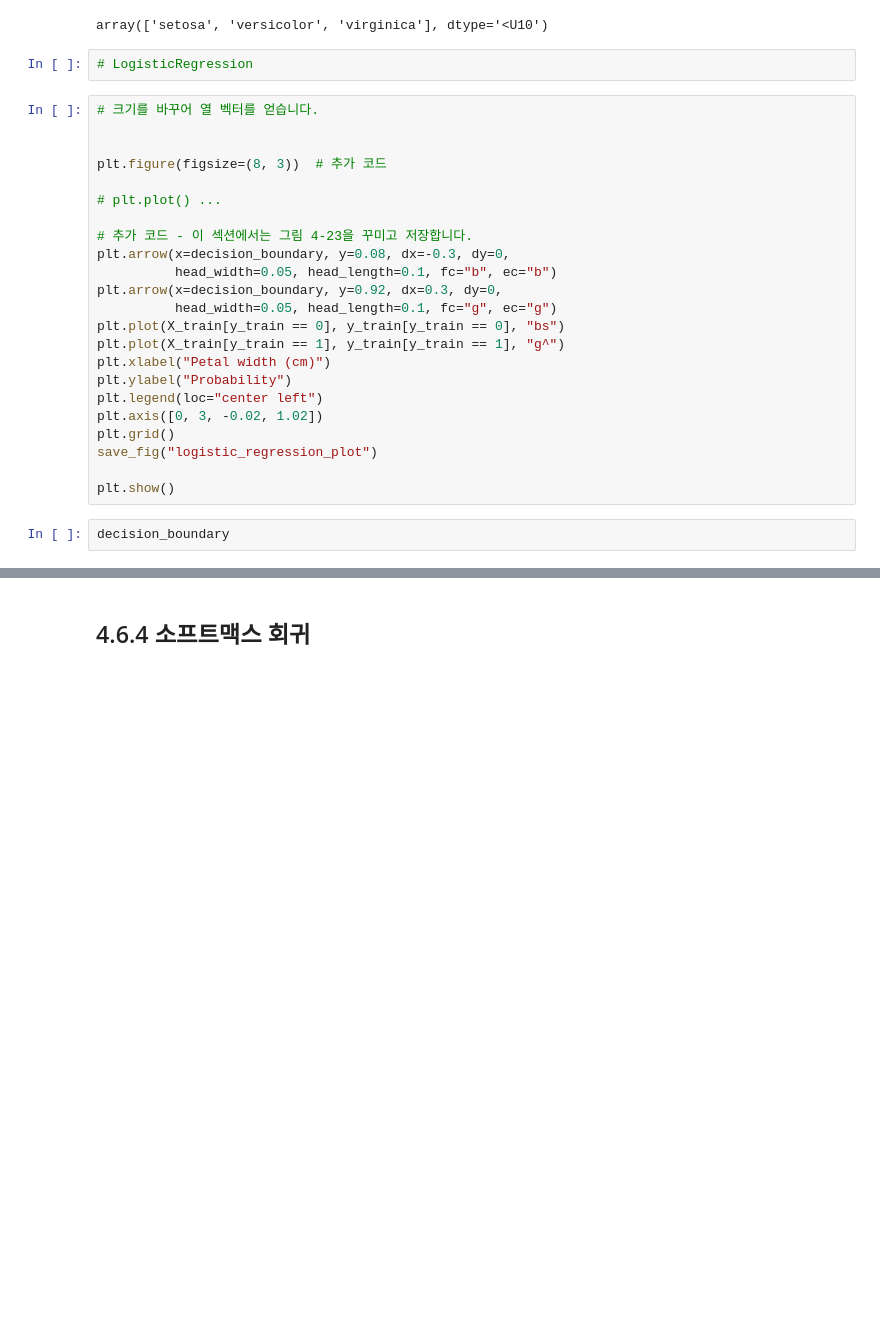
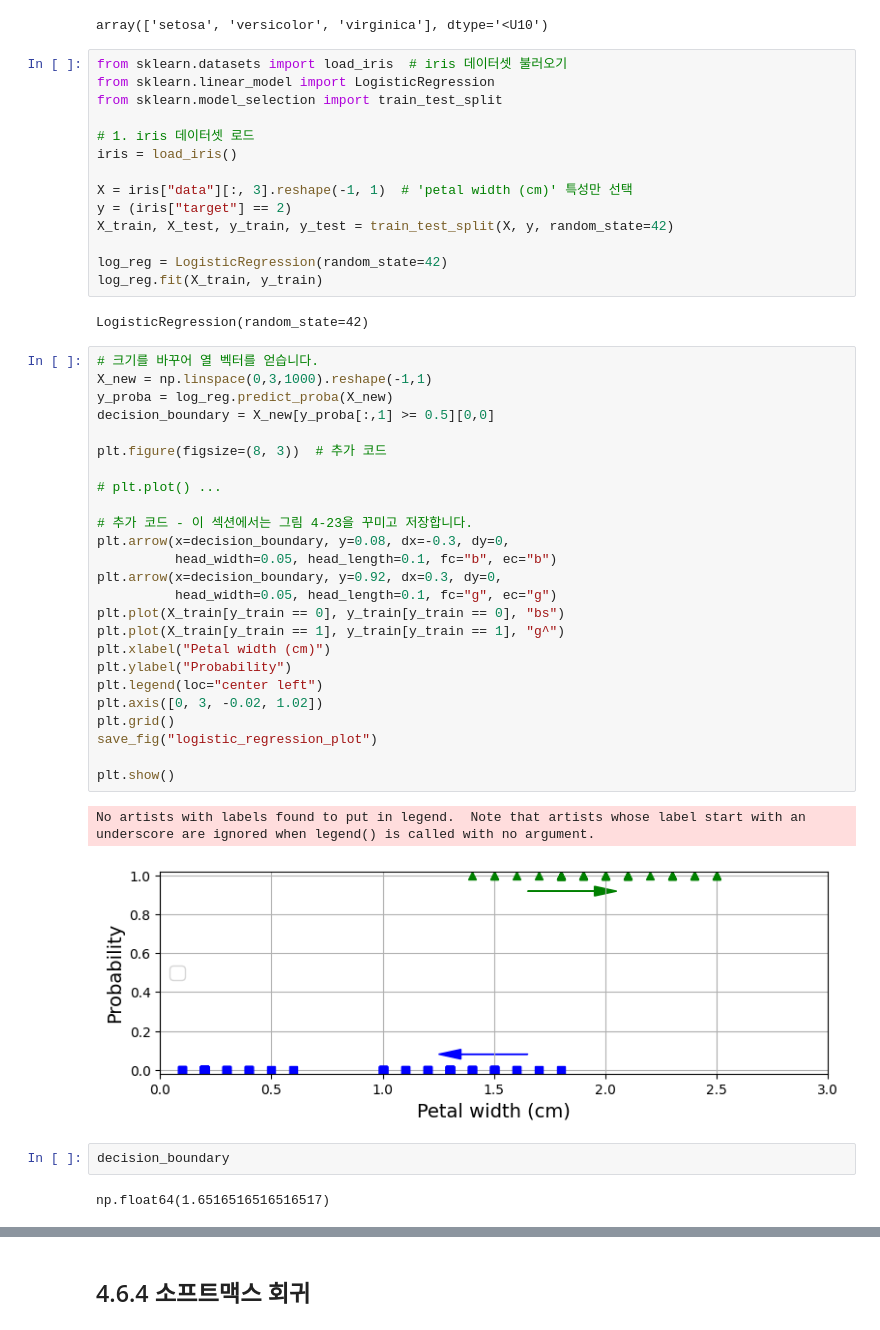
Before and after one commit to aaronkr-classroom/6-model-training-pm-Leebbangthug, a Jupyter notebook: 04_training_linear_models.ipynb, the cells around one changed output, grey strips where cells are left out. Cells and saved outputs as stored; diff of their text form; blank space fills up the shorter version.

```diff
--- a/04_training_linear_models.ipynb
+++ b/04_training_linear_models.ipynb
@@ -835,32 +843,53 @@ Name: target, dtype: int64
 iris.target_names
 # %% [output]
 array(['setosa', 'versicolor', 'virginica'], dtype='<U10')
-# %%
-# LogisticRegression
+# %%
+from sklearn.datasets import load_iris  # iris 데이터셋 불러오기
+from sklearn.linear_model import LogisticRegression
+from sklearn.model_selection import train_test_split
+
+# 1. iris 데이터셋 로드
+iris = load_iris()
+
+X = iris["data"][:, 3].reshape(-1, 1)  # 'petal width (cm)' 특성만 선택
+y = (iris["target"] == 2)
+X_train, X_test, y_train, y_test = train_test_split(X, y, random_state=42)
+
+log_reg = LogisticRegression(random_state=42)
+log_reg.fit(X_train, y_train)
+# %% [output]
+LogisticRegression(random_state=42)
 # %%
 # 크기를 바꾸어 열 벡터를 얻습니다.
-
+X_new = np.linspace(0,3,1000).reshape(-1,1)
+y_proba = log_reg.predict_proba(X_new)
+decision_boundary = X_new[y_proba[:,1] >= 0.5][0,0]
 
 plt.figure(figsize=(8, 3))  # 추가 코드
 
 # plt.plot() ...
 
 # 추가 코드 - 이 섹션에서는 그림 4-23을 꾸미고 저장합니다.
 plt.arrow(x=decision_boundary, y=0.08, dx=-0.3, dy=0,
           head_width=0.05, head_length=0.1, fc="b", ec="b")
 plt.arrow(x=decision_boundary, y=0.92, dx=0.3, dy=0,
           head_width=0.05, head_length=0.1, fc="g", ec="g")
 plt.plot(X_train[y_train == 0], y_train[y_train == 0], "bs")
 plt.plot(X_train[y_train == 1], y_train[y_train == 1], "g^")
 plt.xlabel("Petal width (cm)")
 plt.ylabel("Probability")
 plt.legend(loc="center left")
 plt.axis([0, 3, -0.02, 1.02])
 plt.grid()
 save_fig("logistic_regression_plot")
 
 plt.show()
+# %% [output]
+No artists with labels found to put in legend.  Note that artists whose label start with an underscore are ignored when legend() is called with no argument.
+[figure, added]
 # %%
 decision_boundary
+# %% [output]
+np.float64(1.6516516516516517)
 # %%
 log_reg.predict([[1.7], [1.5]])
```
Also changed, not shown: parts of 17 cells of this notebook.
